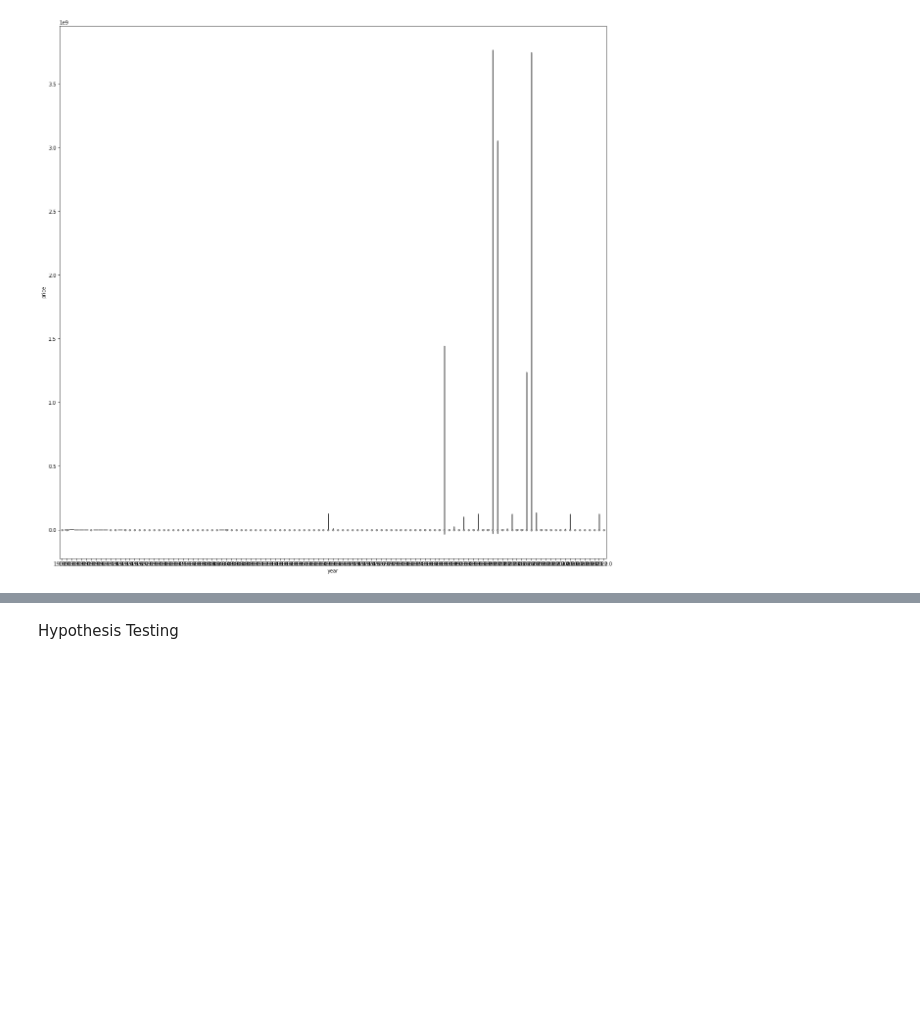
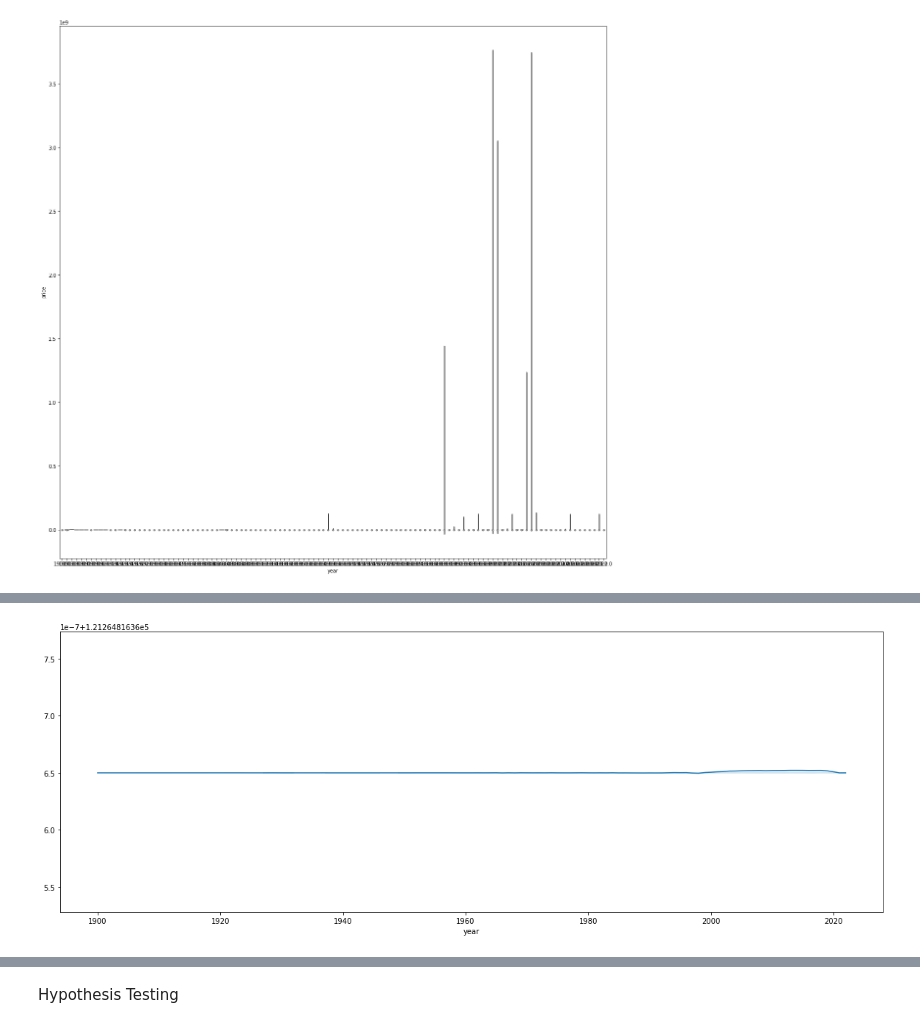
Before and after one commit to kwanjeff/DataTrack, a Jupyter notebook: Capstone 3/2. EDA_Ussed_Car_Prices.ipynb, the cells around one changed output, grey strips where cells are left out. Drawn from its saved outputs; the diff is of its cells as text; code cells hidden in the pictures; blank space fills up the shorter version.

```diff
--- a/Capstone 3/2. EDA_Ussed_Car_Prices.ipynb
+++ b/Capstone 3/2. EDA_Ussed_Car_Prices.ipynb
@@ -548,0 +646,7 @@ _=plt.title("Late Payment vs NAME_EDUCATION_TYPE")
+# %%
+#Task  6.1.5
+plt.figure(figsize = (20,7))
+sns.lineplot(x=midVehicle['year'] ,y=midVehicle['price'].mean())
+plt.show()
+# %% [output]
+[figure, added]
```
Also changed, not shown: parts of 36 cells of this notebook.
